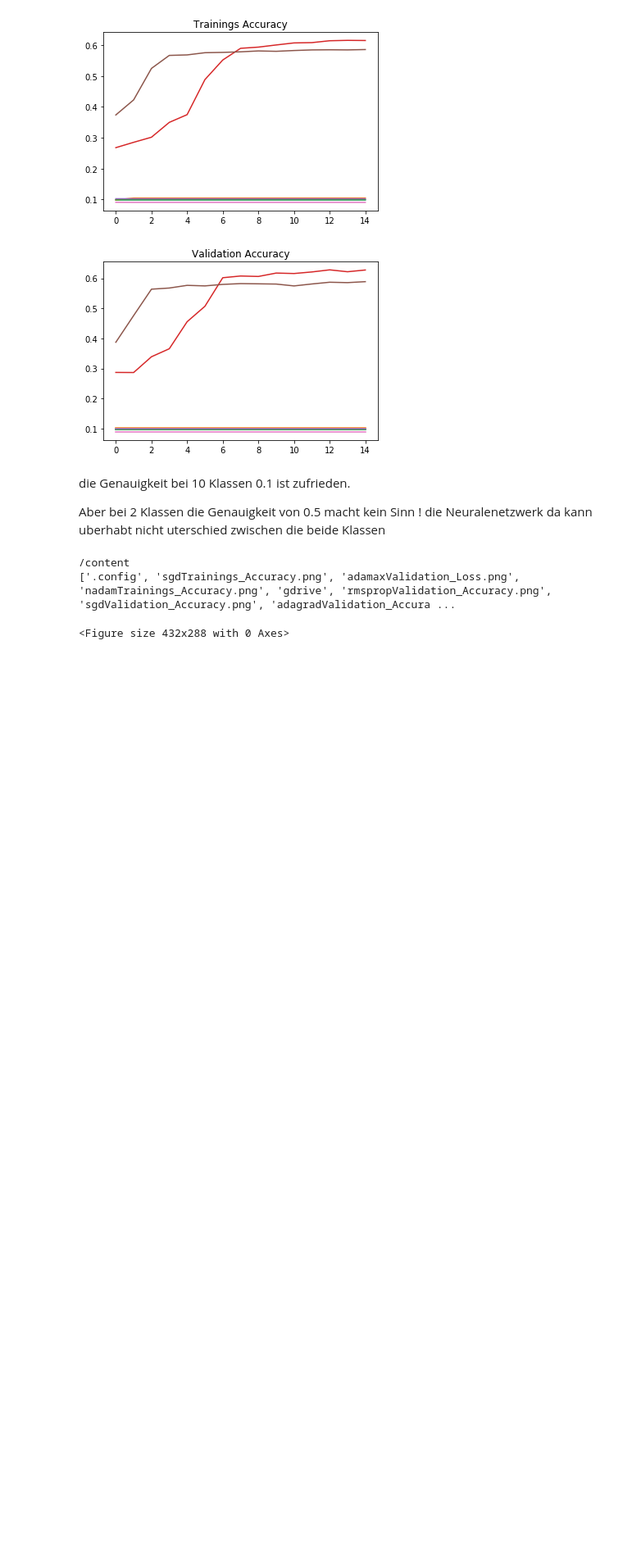
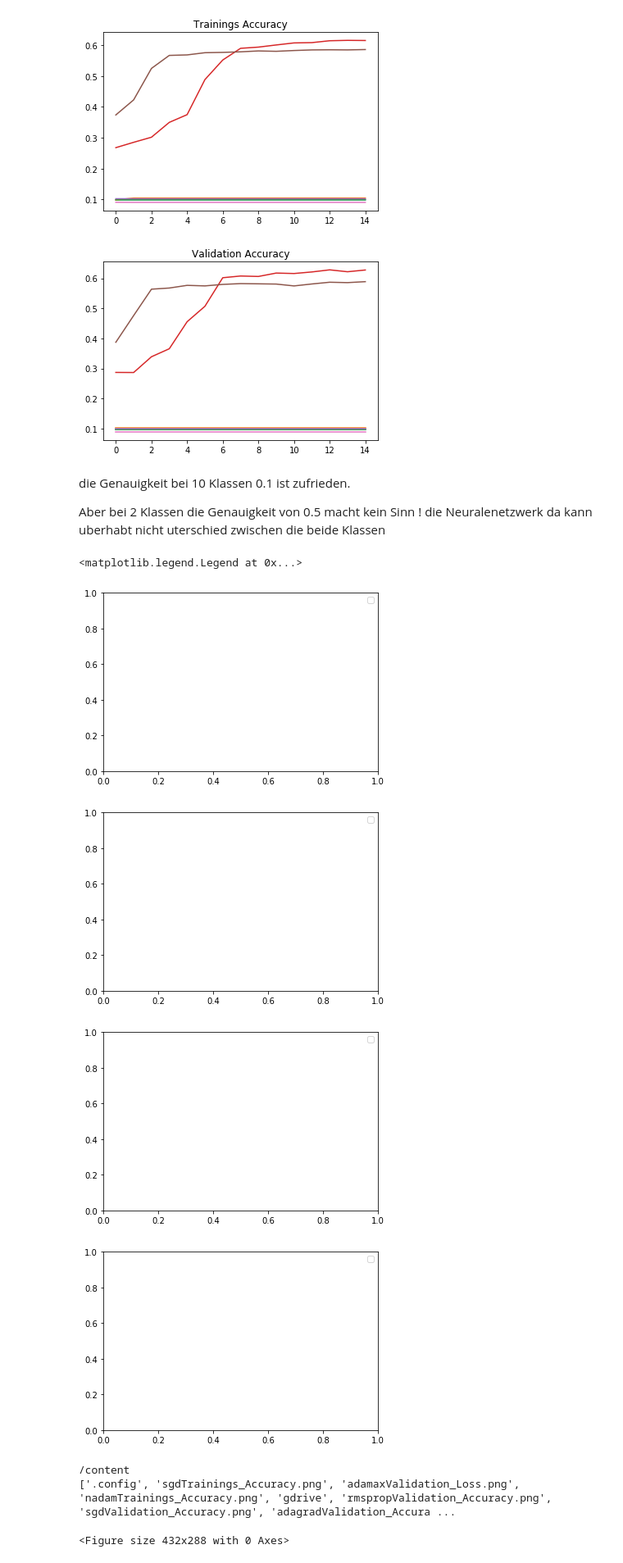
Before and after one commit to majd1988shahin/DLM, a Jupyter notebook: L04/MNIST.ipynb, the cells around one changed output. Shown at 82% size. Cells and saved outputs as stored; diff of their text form; code cells hidden in the pictures; blank space fills up the shorter version.

```diff
--- a/L04/MNIST.ipynb
+++ b/L04/MNIST.ipynb
@@ -259,6 +259,22 @@ die Genauigkeit bei 10 Klassen 0.1 ist zufrieden.
 
 Aber bei 2 Klassen die Genauigkeit von 0.5 macht kein Sinn !
 die Neuralenetzwerk da kann uberhabt nicht uterschied zwischen die beide Klassen
+# %%
+new_legend = optimizers_to_test + [i + " mean" for i in optimizers_to_test]
+plt.figure(999)
+plt.legend(new_legend)
+plt.figure(998)
+plt.legend(new_legend)
+plt.figure(888)
+plt.legend(new_legend)
+plt.figure(887)
+plt.legend(new_legend)
+# %% [output]
+<matplotlib.legend.Legend at 0x...>
+[figure, added]
+[figure, added]
+[figure, added]
+[figure, added]
 # %%
 import os
 print( os.getcwd() )
```
